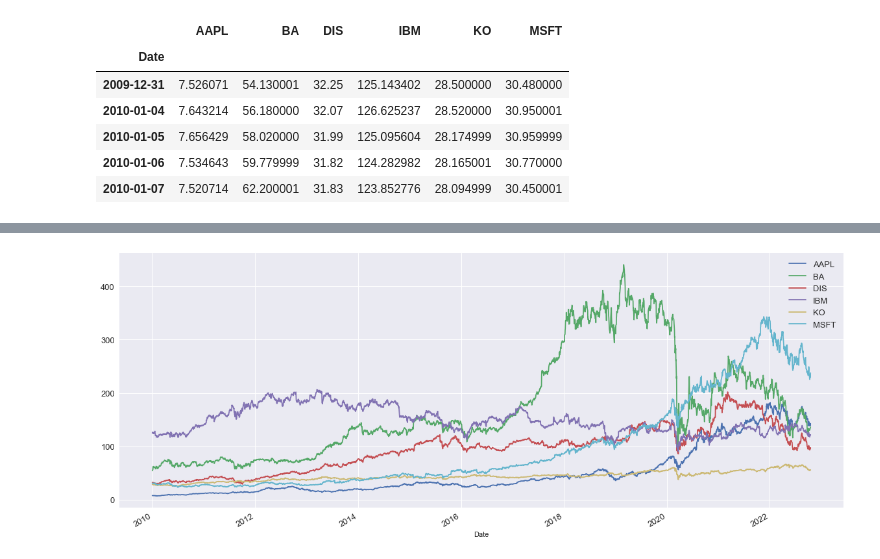
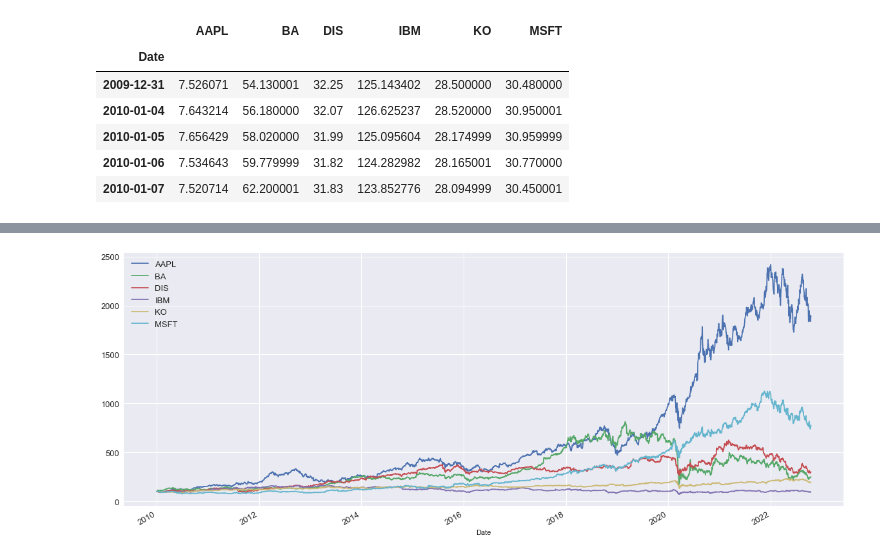
Before and after one commit to lincolnmuriithi11/Stock_Analysis-, a Jupyter notebook: Financial Analysis/initial_visualization.ipynb, the cells around one changed output, grey strips where cells are left out. Cells and saved outputs as stored; diff of their text form; code cells hidden in the pictures.

Commit message:
visualizing stocks

```diff
--- a/Financial Analysis/initial_visualization.ipynb
+++ b/Financial Analysis/initial_visualization.ipynb
@@ -92,6 +133,10 @@ close.head()
+# %%
+# normalizing all the first close prices
+norm_pricing = close.div(close.iloc[0]).mul(100)
 # %%
-close.plot(figsize = (20, 8),fontsize = 13)
+# plotting normalized
+norm_pricing.plot(figsize = (20, 8),fontsize = 13)
 plt.legend(fontsize = 13)
 plt.show()
 # %% [output]
-[figure, old version]
+[figure, new version]
```
Also changed, not shown: parts of 5 cells of this notebook.
